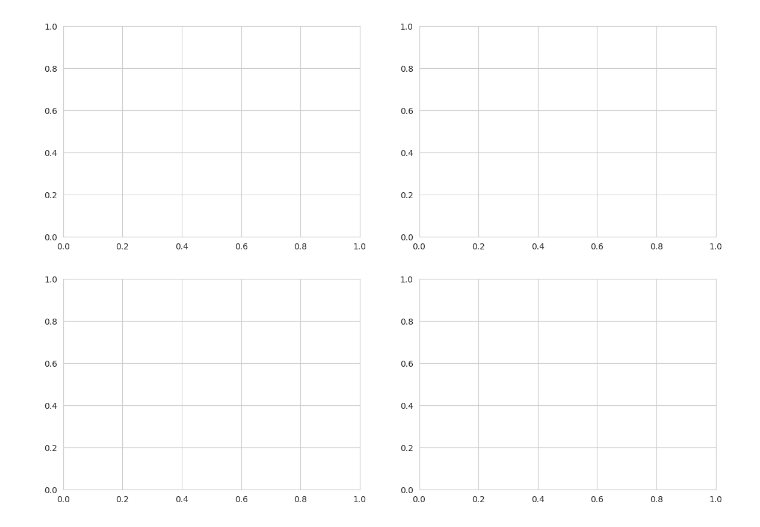
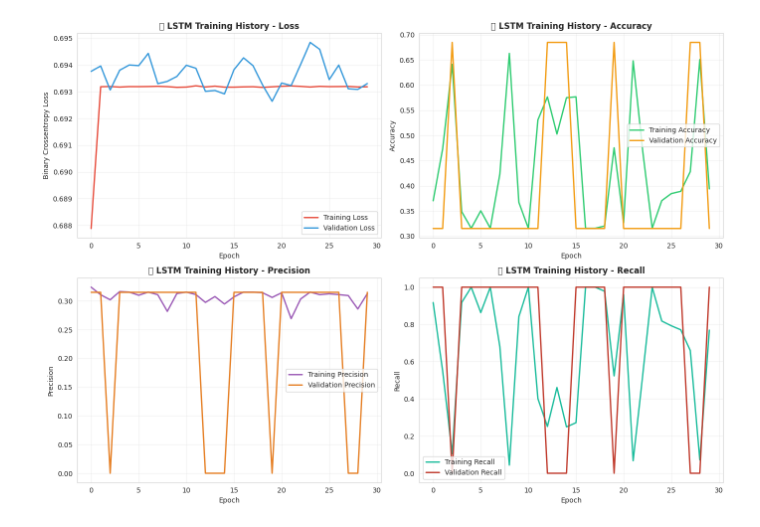
Before and after one commit to danpinocontrollino/FDS-Project, a Jupyter notebook: notebooks/burnout2.ipynb, the cells around one changed output. Saved outputs shown, nothing was run; the diff lists cells and outputs as text; code cells hidden in the pictures.

```diff
--- a/notebooks/burnout2.ipynb
+++ b/notebooks/burnout2.ipynb
@@ -115,7 +113,7 @@ def load_and_join_data():
 
     top_users = sorted(unique_users)[:100]
     daily_all = daily_all[daily_all['user_id'].isin(top_users)].copy()
-    daily_all = daily_all.sort_values('date').tail(90 * 100).reset_index(drop=True)
+    daily_all = daily_all.sort_index().tail(90 * 100).reset_index(drop=True)
 
     print(f"✅ Downsampled: 100 utenti × 90 giorni = {len(daily_all)} righe")
     return daily_all
@@ -259,7 +257,7 @@ def prepare_data(df: pd.DataFrame) -> tuple[np.ndarray, np.ndarray, int]:
         X, y = [], []
         # Cicla su ciascun utente per mantenere le sequenze separate
         for uid, group in data_df.groupby('user_id'):
-            group = group.sort_values('date') if 'date' in group.columns else group
+            group = group.sort_index() if 'date' in group.columns else group
             for i in range(time_step, len(group)):
                 # Input (X): 14 giorni precedenti
                 X.append(group[features].iloc[i-time_step:i].values)
@@ -426,5 +554,13 @@ NameError: name 'load_and_join_data' is not defined
 # %%
 # Cell 5B: VISUALIZZAZIONI LSTM - Training History, Confusion Matrix, ROC Curve
+# NOTA: Prima di eseguire questa cella, assicurati di aver eseguito la cella di training!
+
+# Controllo variabili necessarie (usa globals() per verificare nel namespace del notebook)
+required_vars = ['history', 'model', 'X_test', 'y_test']
+missing_vars = [v for v in required_vars if v not in globals()]
+if missing_vars:
+    raise RuntimeError(f"❌ Variabili mancanti: {missing_vars}. Esegui prima la cella di training del modello!")
+
 print("=" * 80)
 print("VISUALIZZAZIONI MODELLO LSTM: Performance e Metriche")
 print("=" * 80)
@@ -433,14 +569,44 @@ import matplotlib.pyplot as plt
 import seaborn as sns
 from sklearn.metrics import roc_curve, auc, confusion_matrix, classification_report
 import numpy as np
+import os
+
+# Crea la cartella results se non esiste
+os.makedirs('results', exist_ok=True)
 
 # Configurazione stile
 sns.set_style("whitegrid")
 plt.rcParams['figure.figsize'] = (16, 12)
 plt.rcParams['font.size'] = 10
 
-# 1. TRAINING HISTORY - Loss e Accuracy
-fig, axes = plt.subplots(2, 2, figsize=(14, 10))
+# Controlla quali metriche sono disponibili nell'history
+available_metrics = list(history.history.keys())
+print(f"📊 Metriche disponibili: {available_metrics}")
+
+# Determina quanti subplot servono in base alle metriche disponibili
+has_precision = 'precision' in available_metrics or any('precision' in k for k in available_metrics)
+has_recall = 'recall' in available_metrics or any('recall' in k for k in available_metrics)
+
+# Trova i nomi corretti delle metriche (TensorFlow a volte aggiunge suffissi)
+def find_metric_key(history_dict, metric_name):
+    """Trova la chiave corretta per una metrica, anche con suffissi."""
+    if metric_name in history_dict:
+        return metric_name
+    for key in history_dict:
+        if metric_name in key.lower():
+            return key
+    return None
+
+precision_key = find_metric_key(history.history, 'precision')
+val_precision_key = find_metric_key(history.history, 'val_precision')
+recall_key = find_metric_key(history.history, 'recall')
+val_recall_key = find_metric_key(history.history, 'val_recall')
+
+# 1. TRAINING HISTORY - Loss e Accuracy (e Precision/Recall se disponibili)
+n_rows = 2 if (precision_key or recall_key) else 1
+fig, axes = plt.subplots(n_rows, 2, figsize=(14, 5*n_rows))
+if n_rows == 1:
+    axes = axes.reshape(1, -1)
 
 # Loss curve
 axes[0, 0].plot(history.history['loss'], label='Training Loss', linewidth=2, color='#E74C3C')
@@ -460,23 +626,32 @@ axes[0, 1].set_ylabel('Accuracy')
 axes[0, 1].legend()
 axes[0, 1].grid(True, alpha=0.3)
 
-# Precision curve
-axes[1, 0].plot(history.history['precision'], label='Training Precision', linewidth=2, color='#9B59B6')
-axes[1, 0].plot(history.history['val_precision'], label='Validation Precision', linewidth=2, color='#E67E22')
-axes[1, 0].set_title('🎯 LSTM Training History - Precision', fontsize=12, fontweight='bold')
-axes[1, 0].set_xlabel('Epoch')
-axes[1, 0].set_ylabel('Precision')
-axes[1, 0].legend()
-axes[1, 0].grid(True, alpha=0.3)
+# Precision curve (se disponibile)
+if n_rows > 1:
+    if precision_key and val_precision_key:
+        axes[1, 0].plot(history.history[precision_key], label='Training Precision', linewidth=2, color='#9B59B6')
+        axes[1, 0].plot(history.history[val_precision_key], label='Validation Precision', linewidth=2, color='#E67E22')
+        axes[1, 0].set_title('🎯 LSTM Training History - Precision', fontsize=12, fontweight='bold')
+        axes[1, 0].set_xlabel('Epoch')
+        axes[1, 0].set_ylabel('Precision')
+        axes[1, 0].legend()
+        axes[1, 0].grid(True, alpha=0.3)
+    else:
+        axes[1, 0].text(0.5, 0.5, 'Precision non disponibile', ha='center', va='center', fontsize=12)
+        axes[1, 0].set_title('🎯 Precision (N/A)', fontsize=12, fontweight='bold')
 
-# Recall curve
-axes[1, 1].plot(history.history['recall'], label='Training Recall', linewidth=2, color='#1ABC9C')
-axes[1, 1].plot(history.history['val_recall'], label='Validation Recall', linewidth=2, color='#C0392B')
-axes[1, 1].set_title('🔍 LSTM Training History - Recall', fontsize=12, fontweight='bold')
-axes[1, 1].set_xlabel('Epoch')
-axes[1, 1].set_ylabel('Recall')
-axes[1, 1].legend()
-axes[1, 1].grid(True, alpha=0.3)
+    # Recall curve (se disponibile)
+    if recall_key and val_recall_key:
+        axes[1, 1].plot(history.history[recall_key], label='Training Recall', linewidth=2, color='#1ABC9C')
+        axes[1, 1].plot(history.history[val_recall_key], label='Validation Recall', linewidth=2, color='#C0392B')
+        axes[1, 1].set_title('🔍 LSTM Training History - Recall', fontsize=12, fontweight='bold')
+        axes[1, 1].set_xlabel('Epoch')
+        axes[1, 1].set_ylabel('Recall')
+        axes[1, 1].legend()
+        axes[1, 1].grid(True, alpha=0.3)
+    else:
+        axes[1, 1].text(0.5, 0.5, 'Recall non disponibile', ha='center', va='center', fontsize=12)
+        axes[1, 1].set_title('🔍 Recall (N/A)', fontsize=12, fontweight='bold')
 
 plt.tight_layout()
 plt.savefig('results/01_lstm_training_history.png', dpi=300, bbox_inches='tight')
@@ -596 +772 @@ NameError: name 'history' is not defined
-[figure, old version]
+[figure, new version]
```
Also changed, not shown: parts of 20 cells of this notebook, 10 other files.
